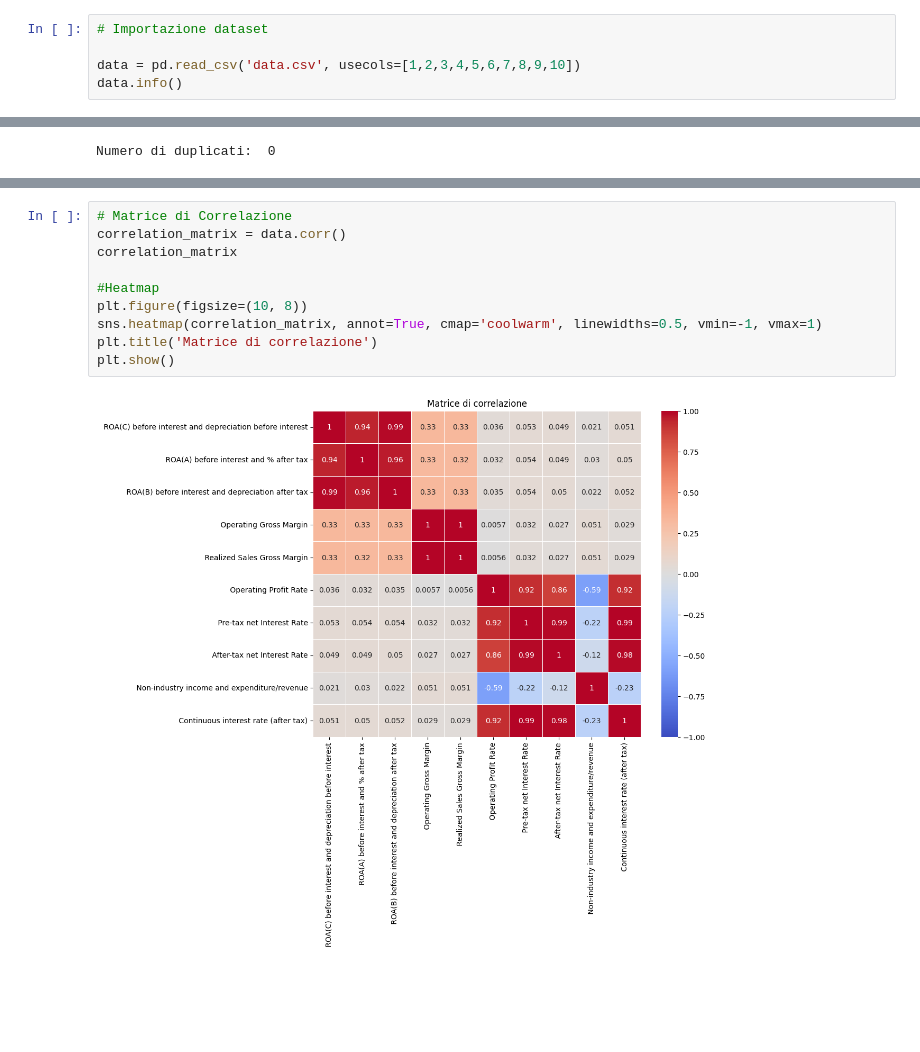
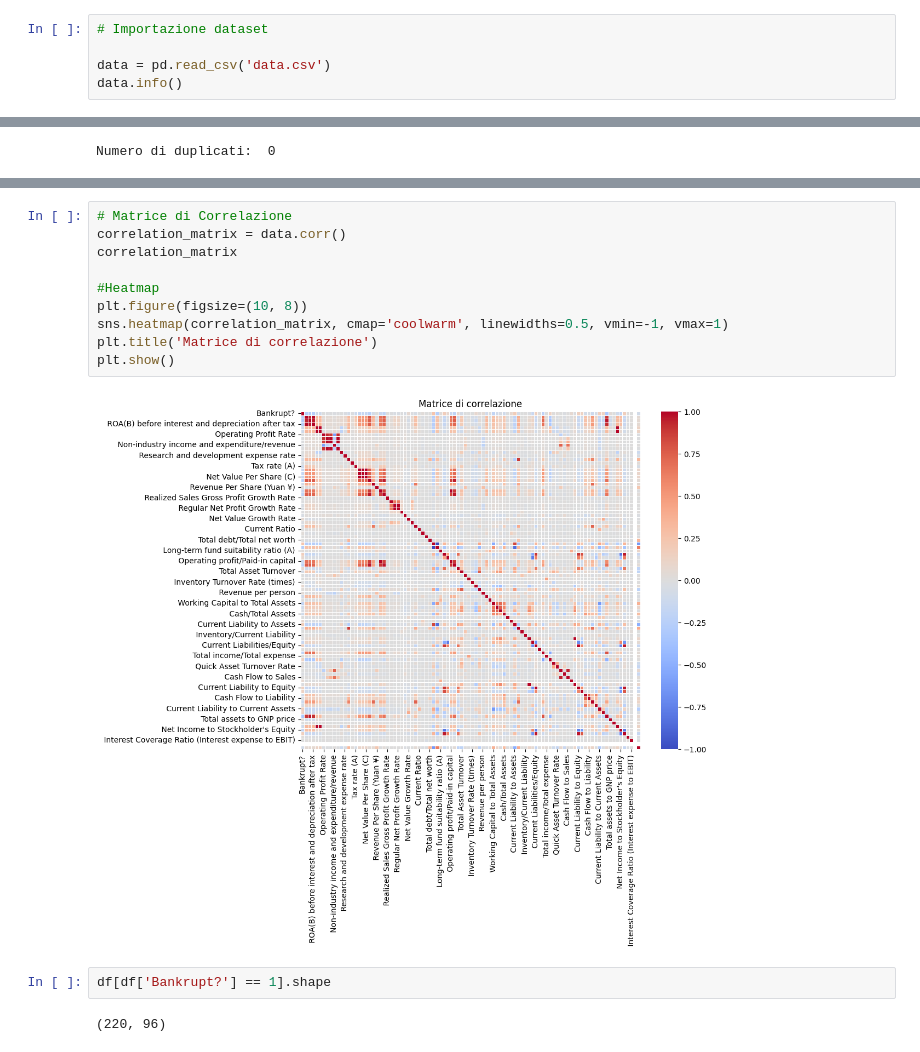
Before and after one commit to PierandreaMartella/CompanyBankruptcyPrediction, a Jupyter notebook: Main.ipynb, the cells around one changed output, grey strips where cells are left out. Saved outputs shown, nothing was run; the diff lists cells and outputs as text; blank space fills up the shorter version.

```diff
--- a/Main.ipynb
+++ b/Main.ipynb
@@ -11,7 +11,7 @@ import statsmodels.formula.api as smf
 # %%
 # Importazione dataset
 
-data = pd.read_csv('data.csv', usecols=[1,2,3,4,5,6,7,8,9,10])
+data = pd.read_csv('data.csv')
 data.info()
 # %% [output]
 <class 'pandas.core.frame.DataFrame'>
@@ -130,12 +132,16 @@ print(variabili_dummy)
 # %%
 # Matrice di Correlazione
 correlation_matrix = data.corr()
 correlation_matrix
 
 #Heatmap
 plt.figure(figsize=(10, 8))
-sns.heatmap(correlation_matrix, annot=True, cmap='coolwarm', linewidths=0.5, vmin=-1, vmax=1)
+sns.heatmap(correlation_matrix, cmap='coolwarm', linewidths=0.5, vmin=-1, vmax=1)
 plt.title('Matrice di correlazione')
 plt.show()
 # %% [output]
-[figure, old version]
+[figure, new version]
+# %%
+df[df['Bankrupt?'] == 1].shape
+# %% [output]
+(220, 96)
```
Also changed, not shown: parts of 6 cells of this notebook.
